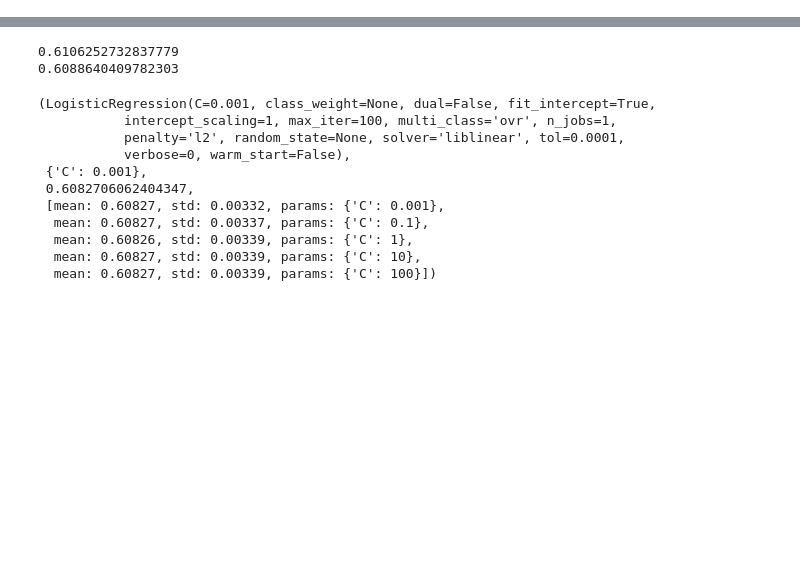
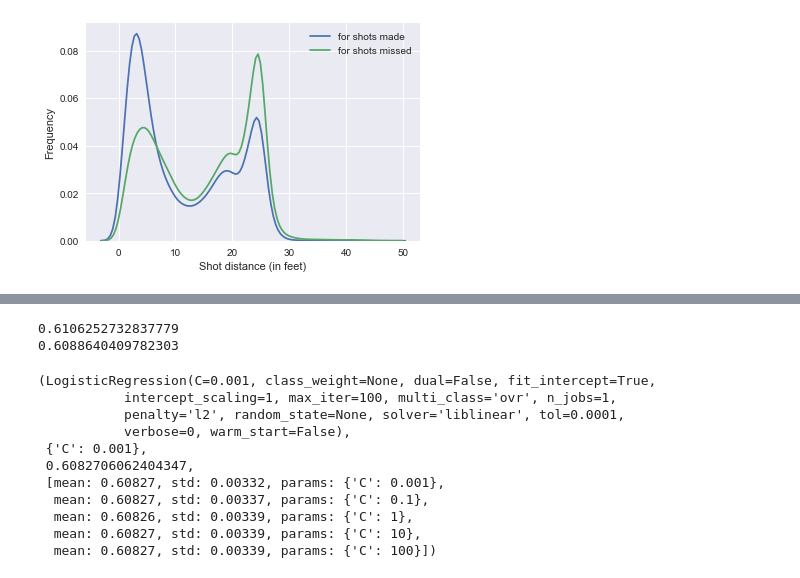
Before and after one commit to ray-chen-930/nba-shot-value-predictor, a Jupyter notebook: Capstone Project 1.ipynb, the cells around one changed output, grey strips where cells are left out. Saved outputs shown, nothing was run; the diff lists cells and outputs as text; code cells hidden in the pictures; blank space fills up the shorter version.

```diff
--- a/Capstone Project 1.ipynb
+++ b/Capstone Project 1.ipynb
@@ -72,0 +146,18 @@ shot[['SHOT_CLOCK']] = shot[['SHOT_CLOCK']].fillna(shot[['SHOT_CLOCK']].mean())
+# %%
+# EDA for a few variables that probably impact probability of shot being made
+
+# two line histograms of shot distances
+sns.set()
+sns.distplot(shot_made['SHOT_DIST'], hist = False, label = 'for shots made')
+sns.distplot(shot_missed['SHOT_DIST'], hist = False, label = 'for shots missed')
+plt.ylabel('Frequency')
+plt.xlabel('Shot distance (in feet)')
+plt.show()
+
+# the two distributions are definitely different, with, as expected, more shots being made the closer the shot
+# is taken to the rim.  Of note is the two peaks at the same distance for both line histograms.  The first
+# peak represents shots taken close to the rim, meaning probably layups or dunks.  The second peak represents
+# the distance for a three point shot.  The little bump in the second peak most likely represents corner three
+# point shots, which are closer to the rim than other three point shots.
+# %% [output]
+[figure, added]
```
Also changed, not shown: parts of 20 cells of this notebook, 1 other file.
